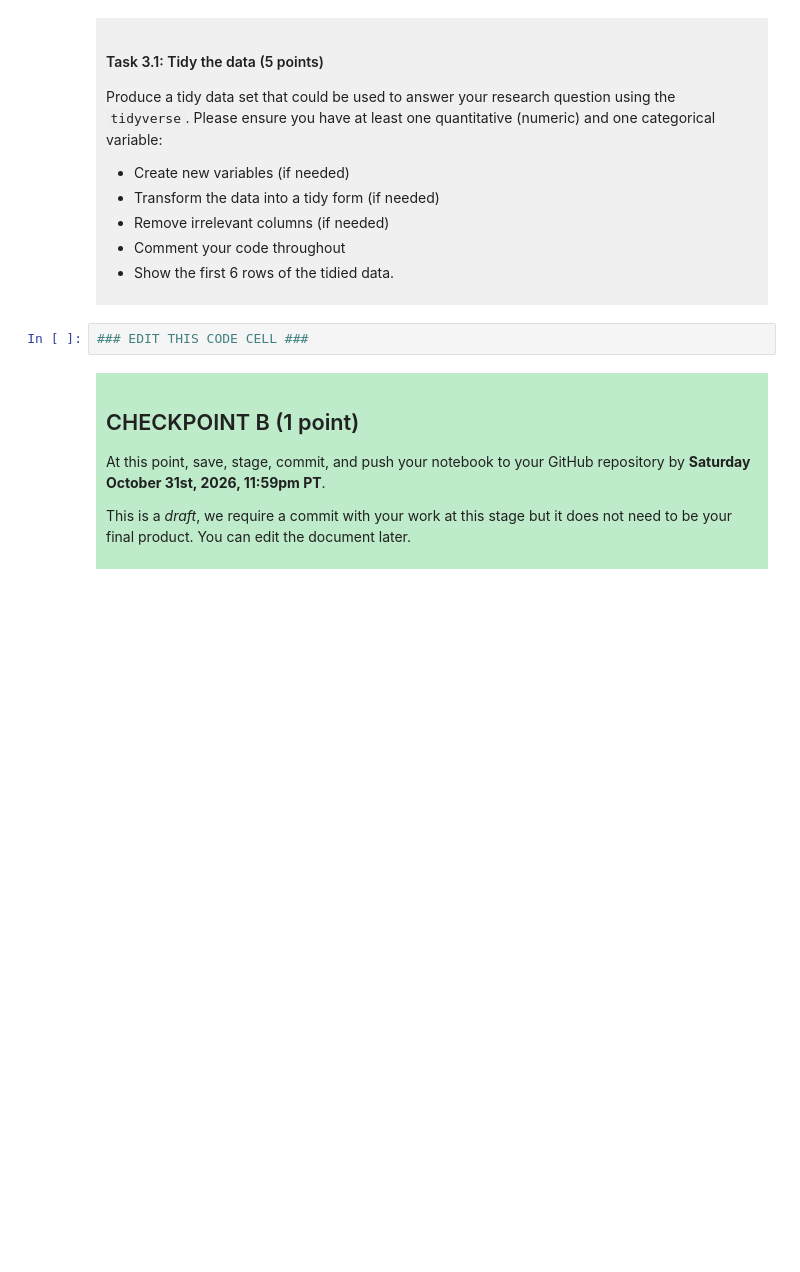
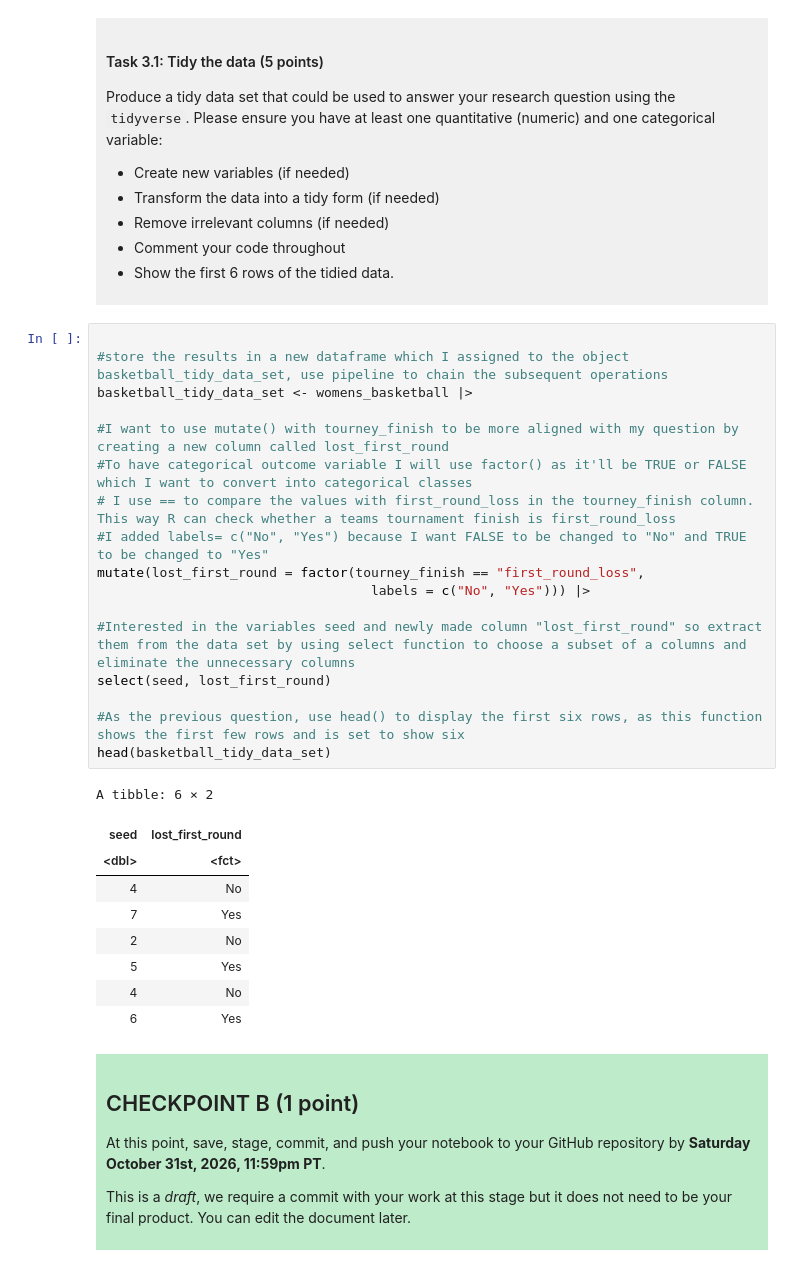
Before and after one commit to amika-s/dsci-100-project-amika-snow, a Jupyter notebook: dsci-100-project-notebook.ipynb, the cells around one changed output. Drawn from its saved outputs; the diff is of its cells as text; blank space fills up the shorter version.

Commit message:
CHECKPOINT B draft

```diff
--- a/dsci-100-project-notebook.ipynb
+++ b/dsci-100-project-notebook.ipynb
@@ -189,7 +220,32 @@ Produce a tidy data set that could be used to answer your research question usin
 
 </div>
 # %%
-### EDIT THIS CODE CELL ###
+
+#store the results in a new dataframe which I assigned to the object basketball_tidy_data_set, use pipeline to chain the subsequent operations
+basketball_tidy_data_set <- womens_basketball |>
+
+#I want to use mutate() with tourney_finish to be more aligned with my question by creating a new column called lost_first_round
+#To have categorical outcome variable I will use factor() as it'll be TRUE or FALSE which I want to convert into categorical classes
+# I use == to compare the values with first_round_loss in the tourney_finish column. This way R can check whether a teams tournament finish is first_round_loss
+#I added labels= c("No", "Yes") because I want FALSE to be changed to "No" and TRUE to be changed to "Yes"
+mutate(lost_first_round = factor(tourney_finish == "first_round_loss",
+                                   labels = c("No", "Yes"))) |>
+
+#Interested in the variables seed and newly made column "lost_first_round" so extract them from the data set by using select function to choose a subset of a columns and eliminate the unnecessary columns
+select(seed, lost_first_round)
+
+#As the previous question, use head() to display the first six rows, as this function shows the first few rows and is set to show six
+head(basketball_tidy_data_set)
+# %% [output]
+A tibble: 6 × 2
+| seed | lost_first_round |
+| <dbl> | <fct> |
+| 4 | No |
+| 7 | Yes |
+| 2 | No |
+| 5 | Yes |
+| 4 | No |
+| 6 | Yes |
 # %% [markdown]
 <div style="background-color: #beebca; padding: 10px;">
 
```
Also changed, not shown: parts of 4 cells of this notebook.
